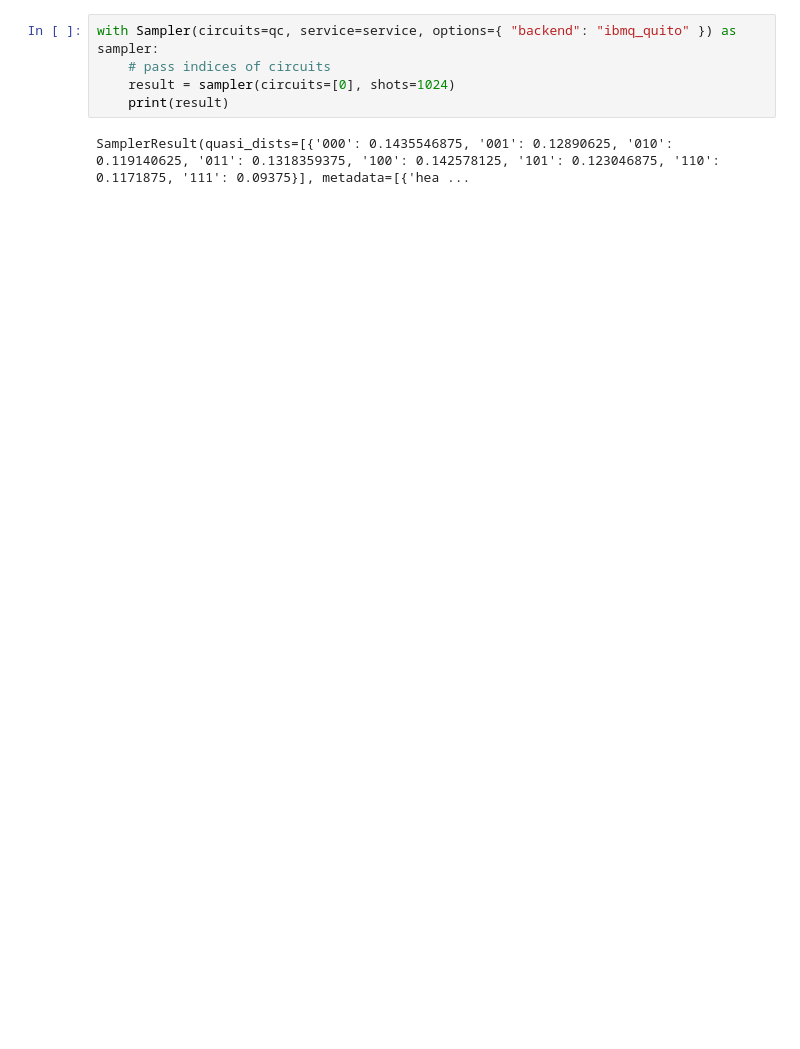
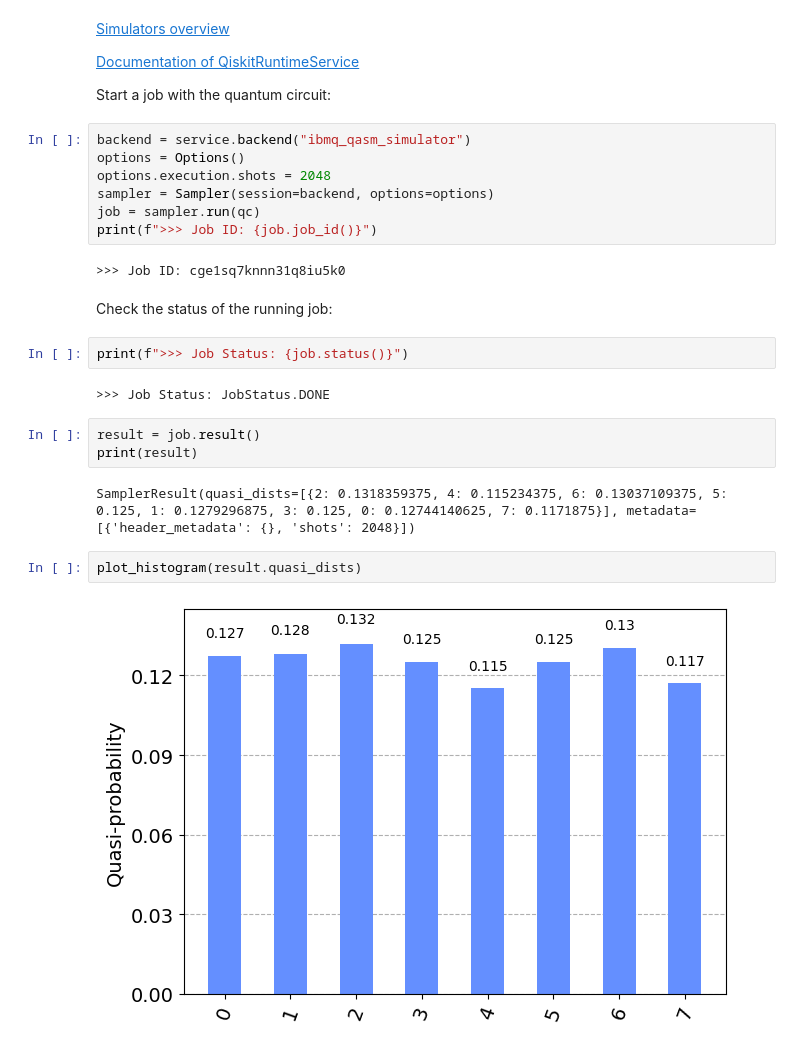
Before and after one commit to arthurhobspice/quantum-computing, a Jupyter notebook: qiskit-ibm-runtime.ipynb, the cells around one changed output. Cells and saved outputs as stored; diff of their text form; blank space fills up the shorter version.

```diff
--- a/qiskit-ibm-runtime.ipynb
+++ b/qiskit-ibm-runtime.ipynb
@@ -31,7 +80,30 @@ save_account stores the API token to disk, hence it must be done only once after
+# %% [markdown]
+[Simulators overview](https://quantum-computing.ibm.com/lab/docs/iql/manage/simulator)
+
+[Documentation of QiskitRuntimeService](https://qiskit.org/documentation/partners/qiskit_ibm_runtime/stubs/qiskit_ibm_runtime.QiskitRuntimeService.html)
+
+Start a job with the quantum circuit:
+# %%
+backend = service.backend("ibmq_qasm_simulator")
+options = Options()
+options.execution.shots = 2048
+sampler = Sampler(session=backend, options=options)
+job = sampler.run(qc)
+print(f">>> Job ID: {job.job_id()}")
+# %% [output]
+>>> Job ID: cge1sq7knnn31q8iu5k0
+# %% [markdown]
+Check the status of the running job:
+# %%
+print(f">>> Job Status: {job.status()}")
+# %% [output]
+>>> Job Status: JobStatus.DONE
 # %%
-with Sampler(circuits=qc, service=service, options={ "backend": "ibmq_quito" }) as sampler:
-    # pass indices of circuits
-    result = sampler(circuits=[0], shots=1024)
-    print(result)
+result = job.result()
+print(result)
 # %% [output]
-SamplerResult(quasi_dists=[{'000': 0.1435546875, '001': 0.12890625, '010': 0.119140625, '011': 0.1318359375, '100': 0.142578125, '101': 0.123046875, '110': 0.1171875, '111': 0.09375}], metadata=[{'hea ...
+SamplerResult(quasi_dists=[{2: 0.1318359375, 4: 0.115234375, 6: 0.13037109375, 5: 0.125, 1: 0.1279296875, 3: 0.125, 0: 0.12744140625, 7: 0.1171875}], metadata=[{'header_metadata': {}, 'shots': 2048}])
+# %%
+plot_histogram(result.quasi_dists)
+# %% [output]
+[figure, added]
```
Also changed, not shown: parts of 11 cells of this notebook, 4 other files.
